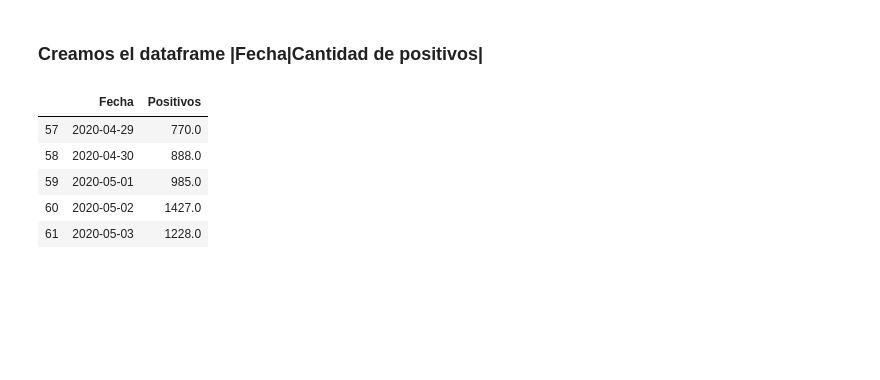
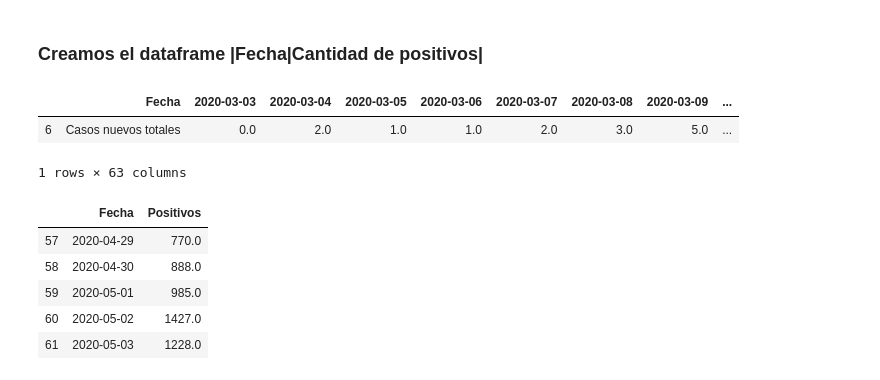
Before and after one commit to patricionicolas/Covid-19-Chile, a Jupyter notebook: PCR.ipynb, the cells around one changed output. Cells and saved outputs as stored; diff of their text form; code cells hidden in the pictures; blank space fills up the shorter version.

```diff
--- a/PCR.ipynb
+++ b/PCR.ipynb
@@ -115,7 +124,12 @@ df_pcr_totales.tail(5)
 # %%
 url        = "https://raw.githubusercontent.com/MinCiencia/Datos-COVID19/master/output/producto5/TotalesNacionales.csv"
 data_total = pd.read_csv(url)
 positivos  = data_total[data_total["Fecha"] == "Casos nuevos totales"]
+positivos
+# %% [output]
+|  | Fecha | 2020-03-03 | 2020-03-04 | 2020-03-05 | 2020-03-06 | 2020-03-07 | 2020-03-08 | 2020-03-09 | ... |
+| 6 | Casos nuevos totales | 0.0 | 2.0 | 1.0 | 1.0 | 2.0 | 3.0 | 5.0 | ... |
+1 rows × 63 columns
 # %%
 fecha_positivos = positivos.columns[1:]
 # %%
```
Also changed, not shown: parts of 8 cells of this notebook, 3 other files.
